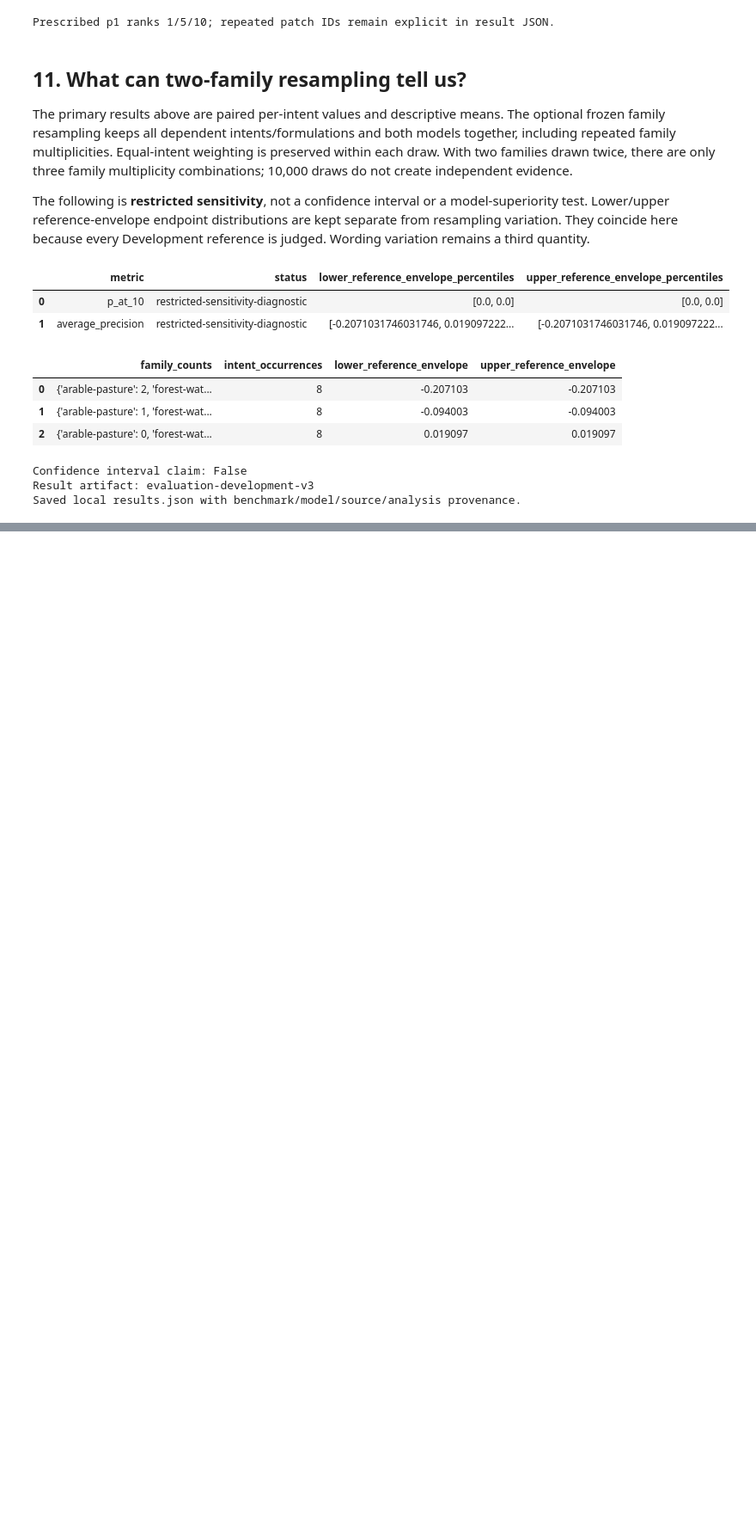
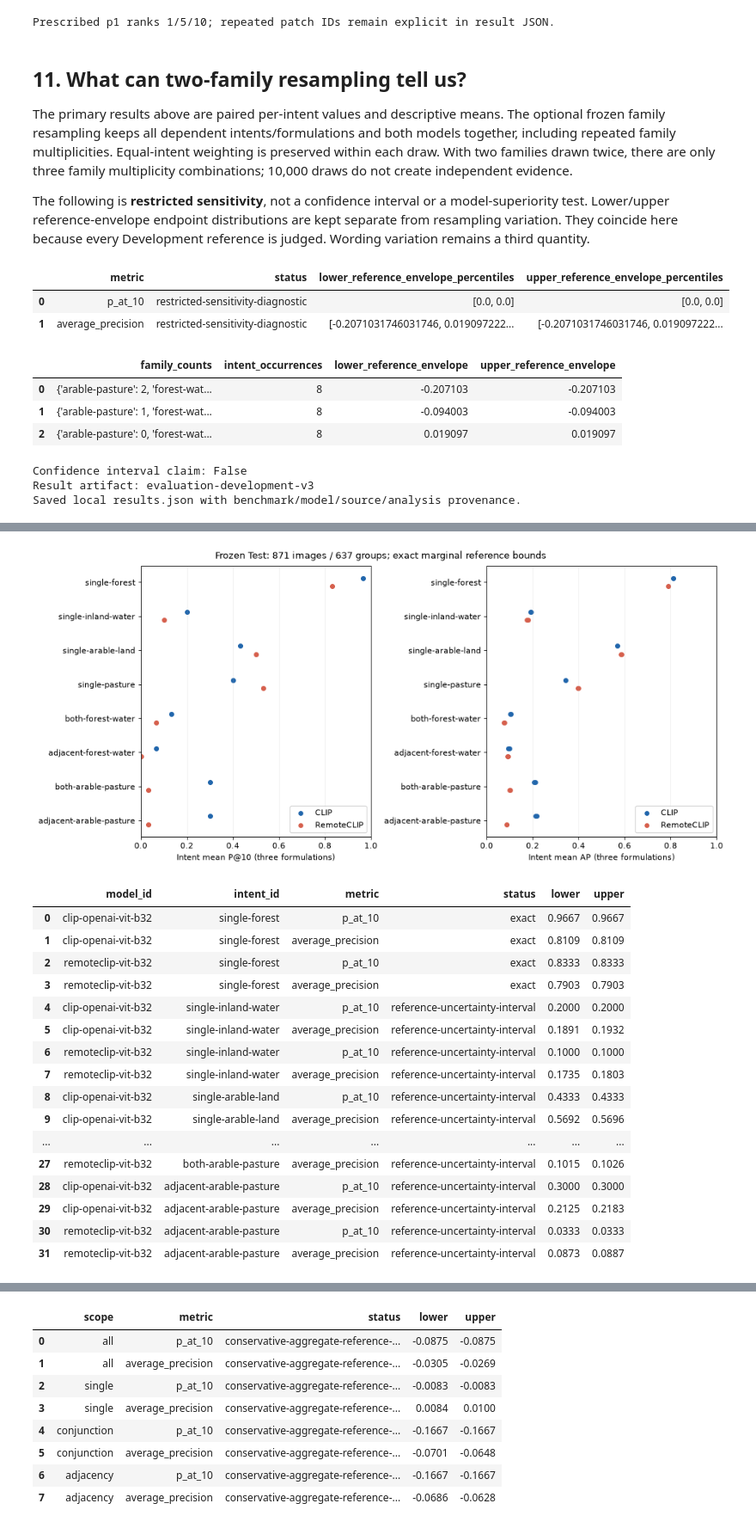
Before and after one commit to manuelmiddendorf/earth-observation, a Jupyter notebook: notebooks/03_retrieval_evaluation.ipynb, the cells around one changed output, grey strips where cells are left out. Shown at 86% size. Saved outputs shown, nothing was run; the diff lists cells and outputs as text; code cells hidden in the pictures; blank space fills up the shorter version.

```diff
--- a/notebooks/03_retrieval_evaluation.ipynb
+++ b/notebooks/03_retrieval_evaluation.ipynb
@@ -704,0 +759,44 @@ Test model evaluation. No final Test embeddings or rankings have been produced.
+# %%
+fig = quality_figure(final_result)
+display(fig)
+plt.close(fig)
+intent_scores = pd.DataFrame(final_main["intents"])
+display(
+    intent_scores[
+        ["model_id", "intent_id", "metric", "status", "lower", "upper"]
+    ].round(4)
+)
+display(
+    pd.DataFrame(final_main["descriptive_models"])[
+        ["scope", "model_id", "metric", "status", "lower", "upper"]
+    ].round(4)
+)
+display(
+    pd.DataFrame(final_main["descriptive_paired"])[
+        ["scope", "metric", "status", "lower", "upper"]
+    ].round(4)
+)
+display(
+    pd.DataFrame(final_main["paired_intents"])[
+        ["intent_id", "metric", "status", "lower", "upper"]
+    ].round(4)
+)
+# %% [output]
+[figure, added]
+|  | model_id | intent_id | metric | status | lower | upper |
+| 0 | clip-openai-vit-b32 | single-forest | p_at_10 | exact | 0.9667 | 0.9667 |
+| 1 | clip-openai-vit-b32 | single-forest | average_precision | exact | 0.8109 | 0.8109 |
+| 2 | remoteclip-vit-b32 | single-forest | p_at_10 | exact | 0.8333 | 0.8333 |
+| 3 | remoteclip-vit-b32 | single-forest | average_precision | exact | 0.7903 | 0.7903 |
+| 4 | clip-openai-vit-b32 | single-inland-water | p_at_10 | reference-uncertainty-interval | 0.2000 | 0.2000 |
+| 5 | clip-openai-vit-b32 | single-inland-water | average_precision | reference-uncertainty-interval | 0.1891 | 0.1932 |
+| 6 | remoteclip-vit-b32 | single-inland-water | p_at_10 | reference-uncertainty-interval | 0.1000 | 0.1000 |
+| 7 | remoteclip-vit-b32 | single-inland-water | average_precision | reference-uncertainty-interval | 0.1735 | 0.1803 |
+| 8 | clip-openai-vit-b32 | single-arable-land | p_at_10 | reference-uncertainty-interval | 0.4333 | 0.4333 |
+| 9 | clip-openai-vit-b32 | single-arable-land | average_precision | reference-uncertainty-interval | 0.5692 | 0.5696 |
+| ... | ... | ... | ... | ... | ... | ... |
+| 27 | remoteclip-vit-b32 | both-arable-pasture | average_precision | reference-uncertainty-interval | 0.1015 | 0.1026 |
+| 28 | clip-openai-vit-b32 | adjacent-arable-pasture | p_at_10 | reference-uncertainty-interval | 0.3000 | 0.3000 |
+| 29 | clip-openai-vit-b32 | adjacent-arable-pasture | average_precision | reference-uncertainty-interval | 0.2125 | 0.2183 |
+| 30 | remoteclip-vit-b32 | adjacent-arable-pasture | p_at_10 | reference-uncertainty-interval | 0.0333 | 0.0333 |
+| 31 | remoteclip-vit-b32 | adjacent-arable-pasture | average_precision | reference-uncertainty-interval | 0.0873 | 0.0887 |
@@ -704,0 +820,9 @@ Test model evaluation. No final Test embeddings or rankings have been produced.
+|  | scope | metric | status | lower | upper |
+| 0 | all | p_at_10 | conservative-aggregate-reference-... | -0.0875 | -0.0875 |
+| 1 | all | average_precision | conservative-aggregate-reference-... | -0.0305 | -0.0269 |
+| 2 | single | p_at_10 | conservative-aggregate-reference-... | -0.0083 | -0.0083 |
+| 3 | single | average_precision | conservative-aggregate-reference-... | 0.0084 | 0.0100 |
+| 4 | conjunction | p_at_10 | conservative-aggregate-reference-... | -0.1667 | -0.1667 |
+| 5 | conjunction | average_precision | conservative-aggregate-reference-... | -0.0701 | -0.0648 |
+| 6 | adjacency | p_at_10 | conservative-aggregate-reference-... | -0.1667 | -0.1667 |
+| 7 | adjacency | average_precision | conservative-aggregate-reference-... | -0.0686 | -0.0628 |
```
Also changed, not shown: parts of 14 cells of this notebook, 15 other files.
